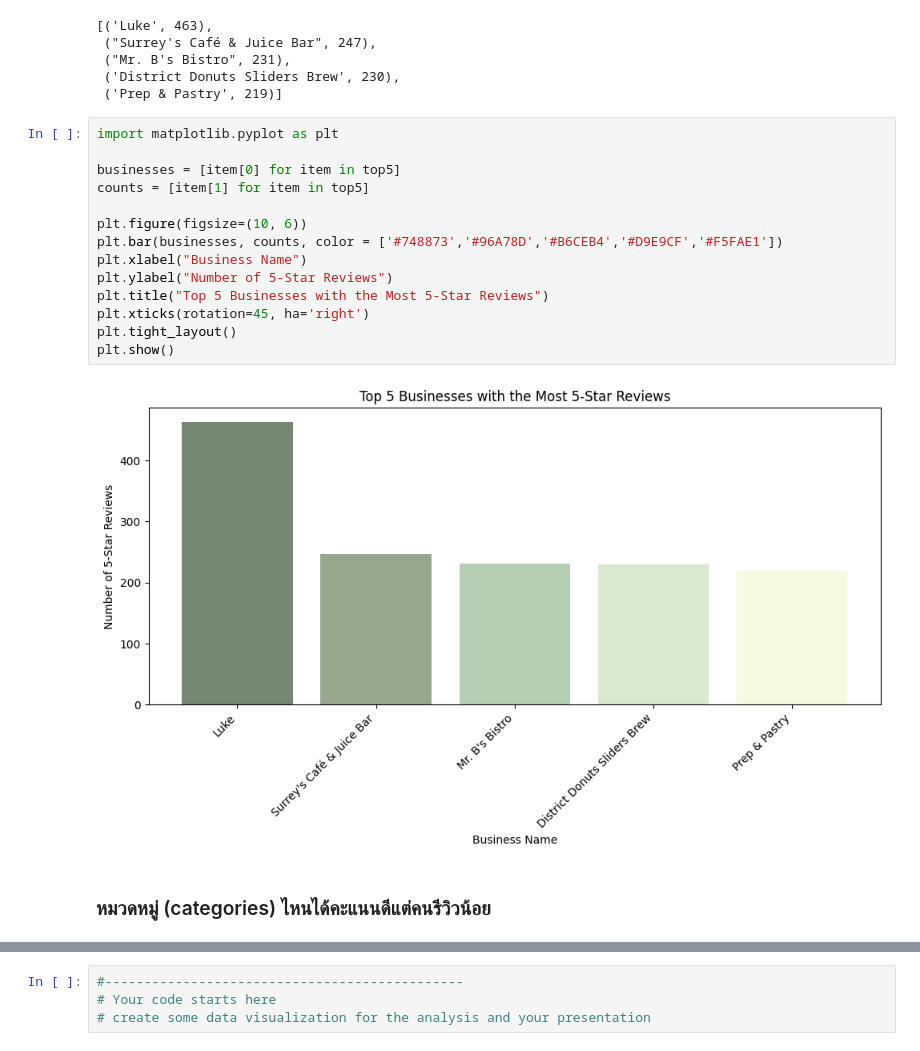
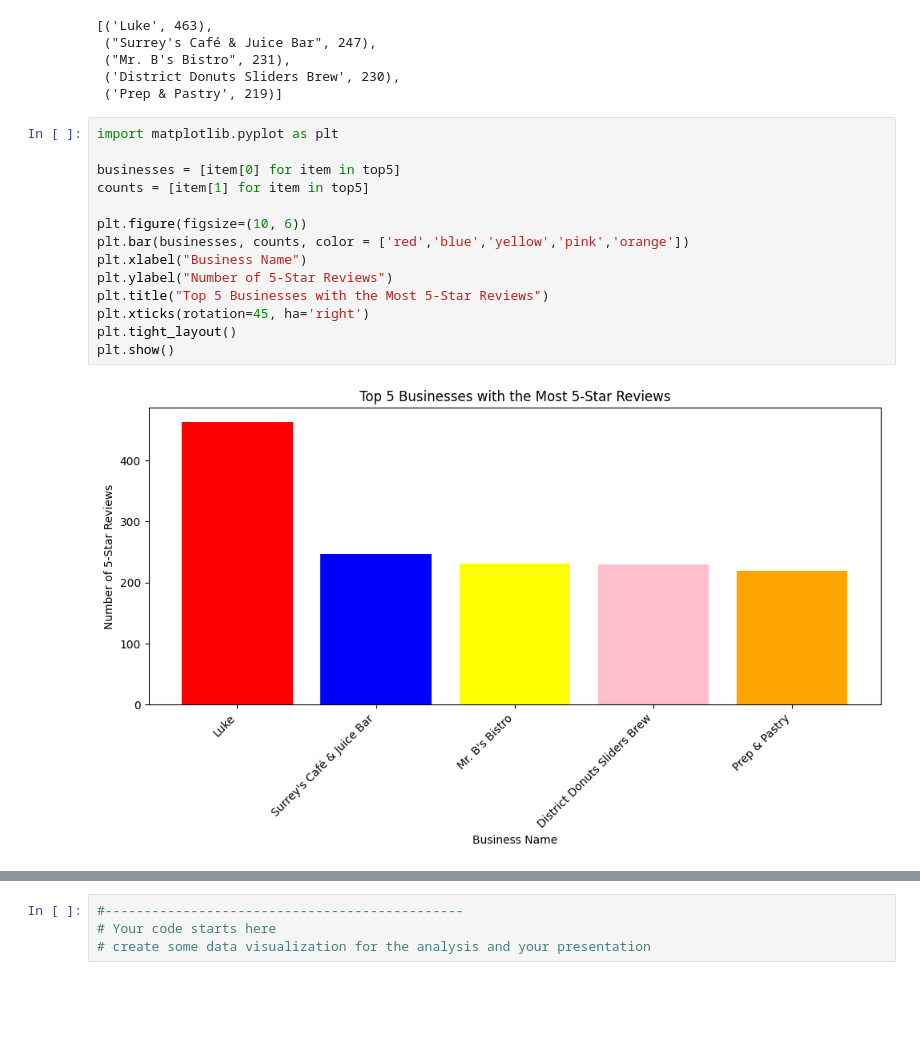
Before and after one commit to TKhahahah/Text_Analytics, a Jupyter notebook: Text_Analytics68.ipynb, the cells around one changed output, grey strips where cells are left out. Cells and saved outputs as stored; diff of their text form; blank space fills up the shorter version.

```diff
--- a/Text_Analytics68.ipynb
+++ b/Text_Analytics68.ipynb
@@ -863,18 +581,16 @@ display(top5)
 # %%
 import matplotlib.pyplot as plt
 
 businesses = [item[0] for item in top5]
 counts = [item[1] for item in top5]
 
 plt.figure(figsize=(10, 6))
-plt.bar(businesses, counts, color = ['#748873','#96A78D','#B6CEB4','#D9E9CF','#F5FAE1'])
+plt.bar(businesses, counts, color = ['red','blue','yellow','pink','orange'])
 plt.xlabel("Business Name")
 plt.ylabel("Number of 5-Star Reviews")
 plt.title("Top 5 Businesses with the Most 5-Star Reviews")
 plt.xticks(rotation=45, ha='right')
 plt.tight_layout()
 plt.show()
 # %% [output]
-[figure, old version]
+[figure, new version]
-# %% [markdown]
-### หมวดหมู่ (categories) ไหนได้คะแนนดีแต่คนรีวิวน้อย
```
Also changed, not shown: parts of 50 cells of this notebook.
